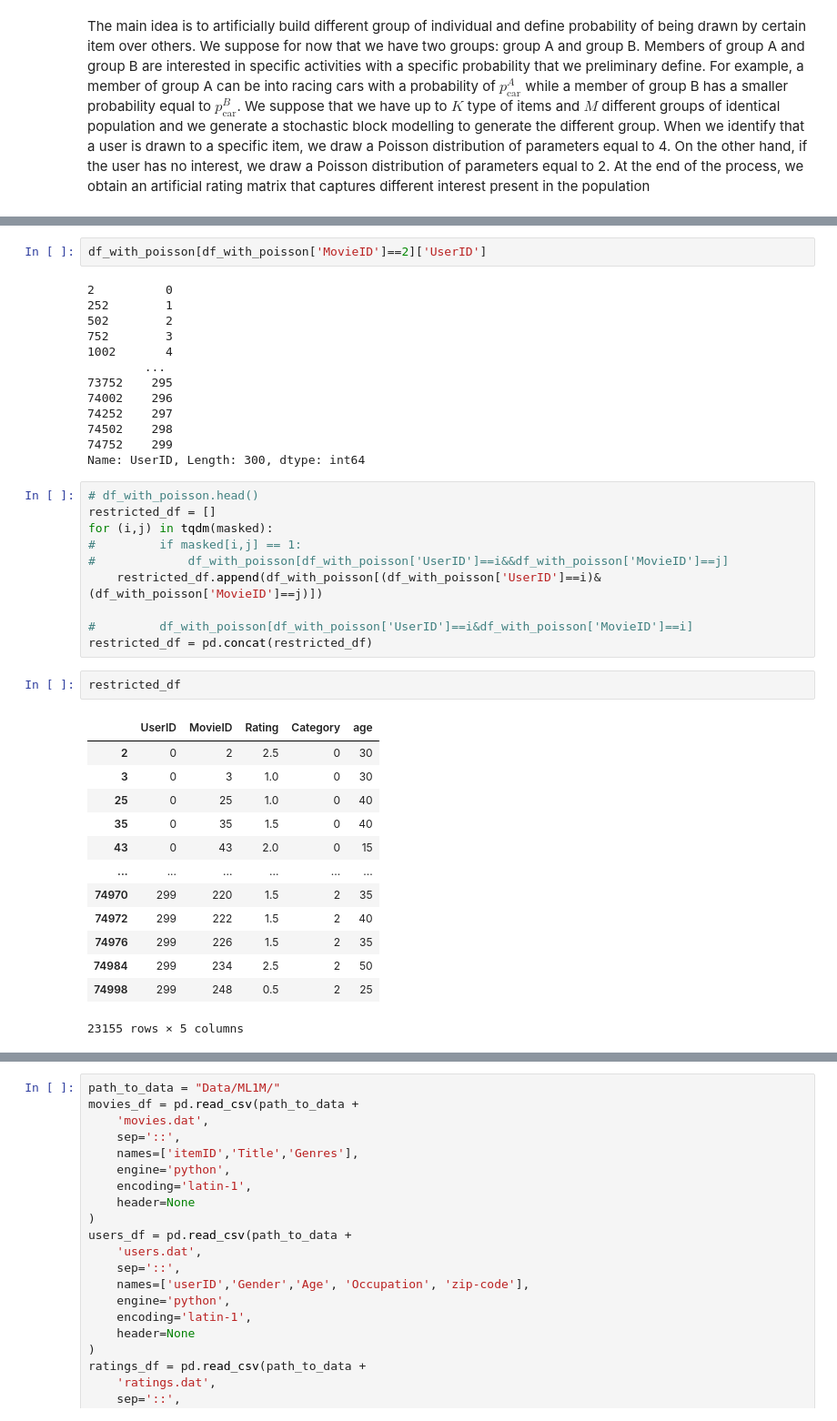
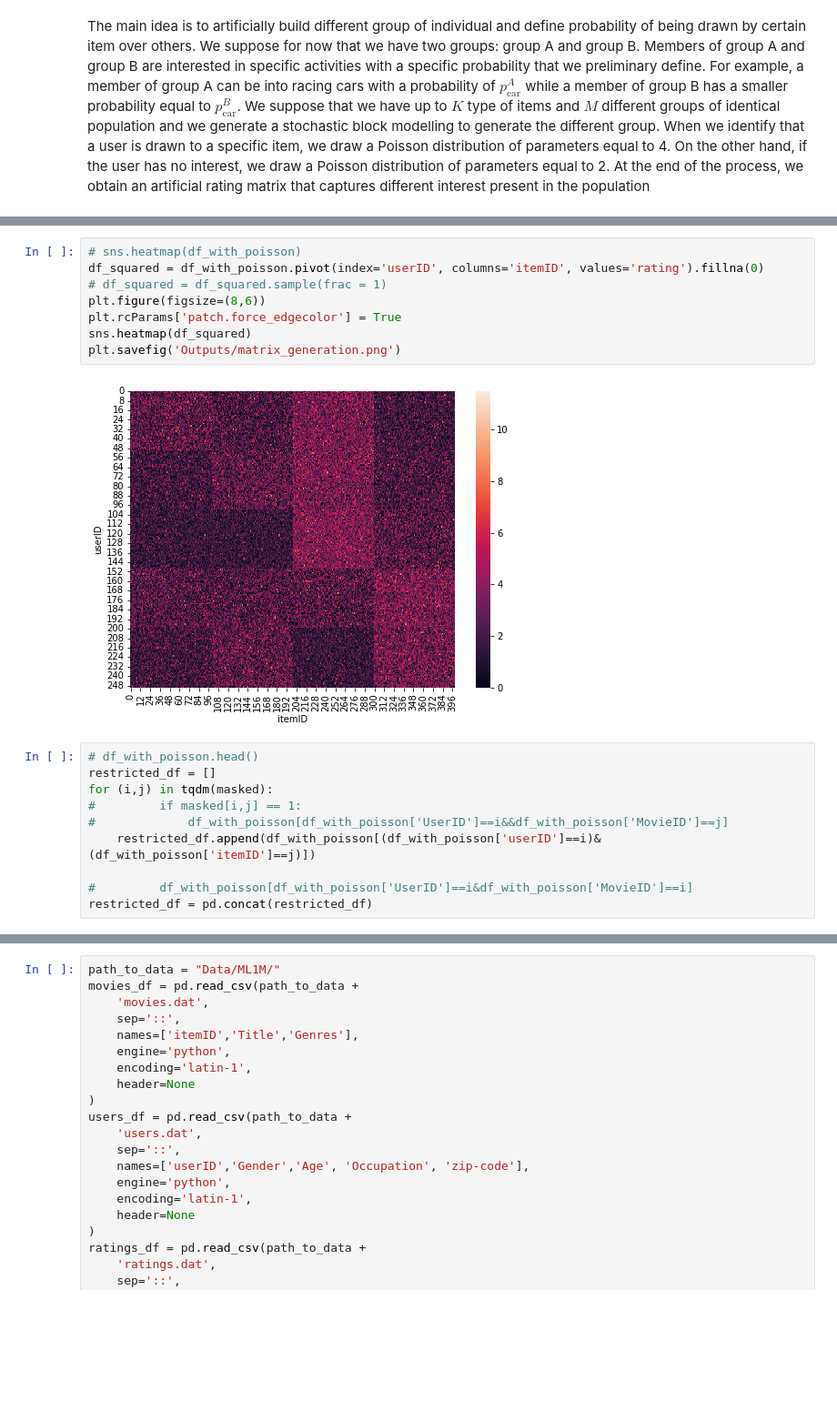
Before and after one commit to Burdantes/DeepLearningCOMS4995, a Jupyter notebook: FinalNotebook.ipynb, the cells around one changed output, grey strips where cells are left out. Shown at 91% size. Drawn from its saved outputs; the diff is of its cells as text; blank space fills up the shorter version.

```diff
--- a/FinalNotebook.ipynb
+++ b/FinalNotebook.ipynb
@@ -226,41 +222,20 @@ Counter({0: 67500, 1: 57438, 2: 20197, 3: 3061})
-# %%
-df_with_poisson[df_with_poisson['MovieID']==2]['UserID']
-# %% [output]
-2          0
-252        1
-502        2
-752        3
-1002       4
-        ...
-73752    295
-74002    296
-74252    297
-74502    298
-74752    299
-Name: UserID, Length: 300, dtype: int64
+# %%
+# sns.heatmap(df_with_poisson)
+df_squared = df_with_poisson.pivot(index='userID', columns='itemID', values='rating').fillna(0)
+# df_squared = df_squared.sample(frac = 1)
+plt.figure(figsize=(8,6))
+plt.rcParams['patch.force_edgecolor'] = True
+sns.heatmap(df_squared)
+plt.savefig('Outputs/matrix_generation.png')
+# %% [output]
+[figure, added]
 # %%
 # df_with_poisson.head()
 restricted_df = []
 for (i,j) in tqdm(masked):
 #         if masked[i,j] == 1:
 #             df_with_poisson[df_with_poisson['UserID']==i&&df_with_poisson['MovieID']==j]
-    restricted_df.append(df_with_poisson[(df_with_poisson['UserID']==i)&(df_with_poisson['MovieID']==j)])
+    restricted_df.append(df_with_poisson[(df_with_poisson['userID']==i)&(df_with_poisson['itemID']==j)])
 
 #         df_with_poisson[df_with_poisson['UserID']==i&df_with_poisson['MovieID']==i]
 restricted_df = pd.concat(restricted_df)
-# %%
-restricted_df
-# %% [output]
-|  | UserID | MovieID | Rating | Category | age |
-| 2 | 0 | 2 | 2.5 | 0 | 30 |
-| 3 | 0 | 3 | 1.0 | 0 | 30 |
-| 25 | 0 | 25 | 1.0 | 0 | 40 |
-| 35 | 0 | 35 | 1.5 | 0 | 40 |
-| 43 | 0 | 43 | 2.0 | 0 | 15 |
-| ... | ... | ... | ... | ... | ... |
-| 74970 | 299 | 220 | 1.5 | 2 | 35 |
-| 74972 | 299 | 222 | 1.5 | 2 | 40 |
-| 74976 | 299 | 226 | 1.5 | 2 | 35 |
-| 74984 | 299 | 234 | 2.5 | 2 | 50 |
-| 74998 | 299 | 248 | 0.5 | 2 | 25 |
-23155 rows × 5 columns
```
Also changed, not shown: parts of 59 cells of this notebook, 17 other files.
